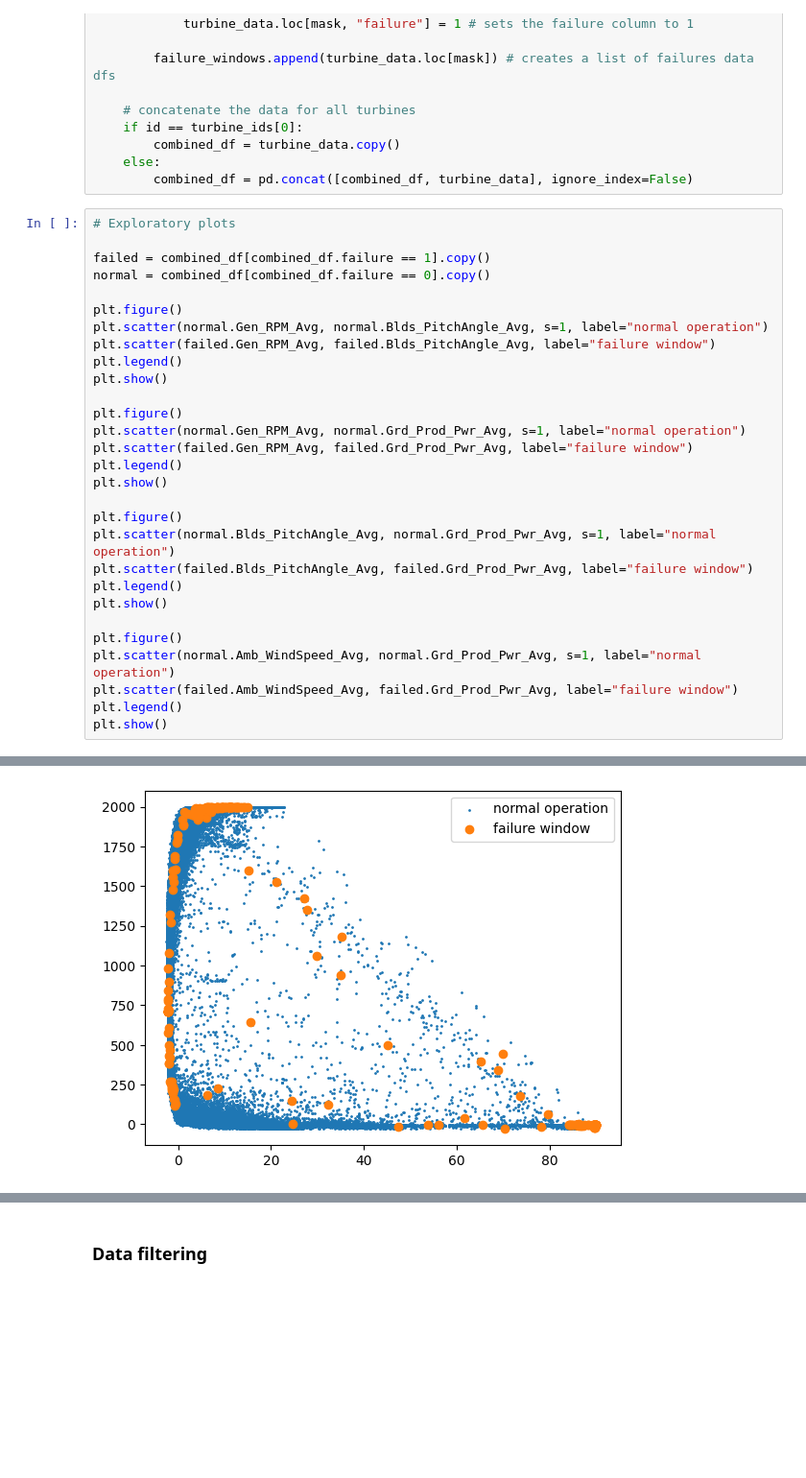
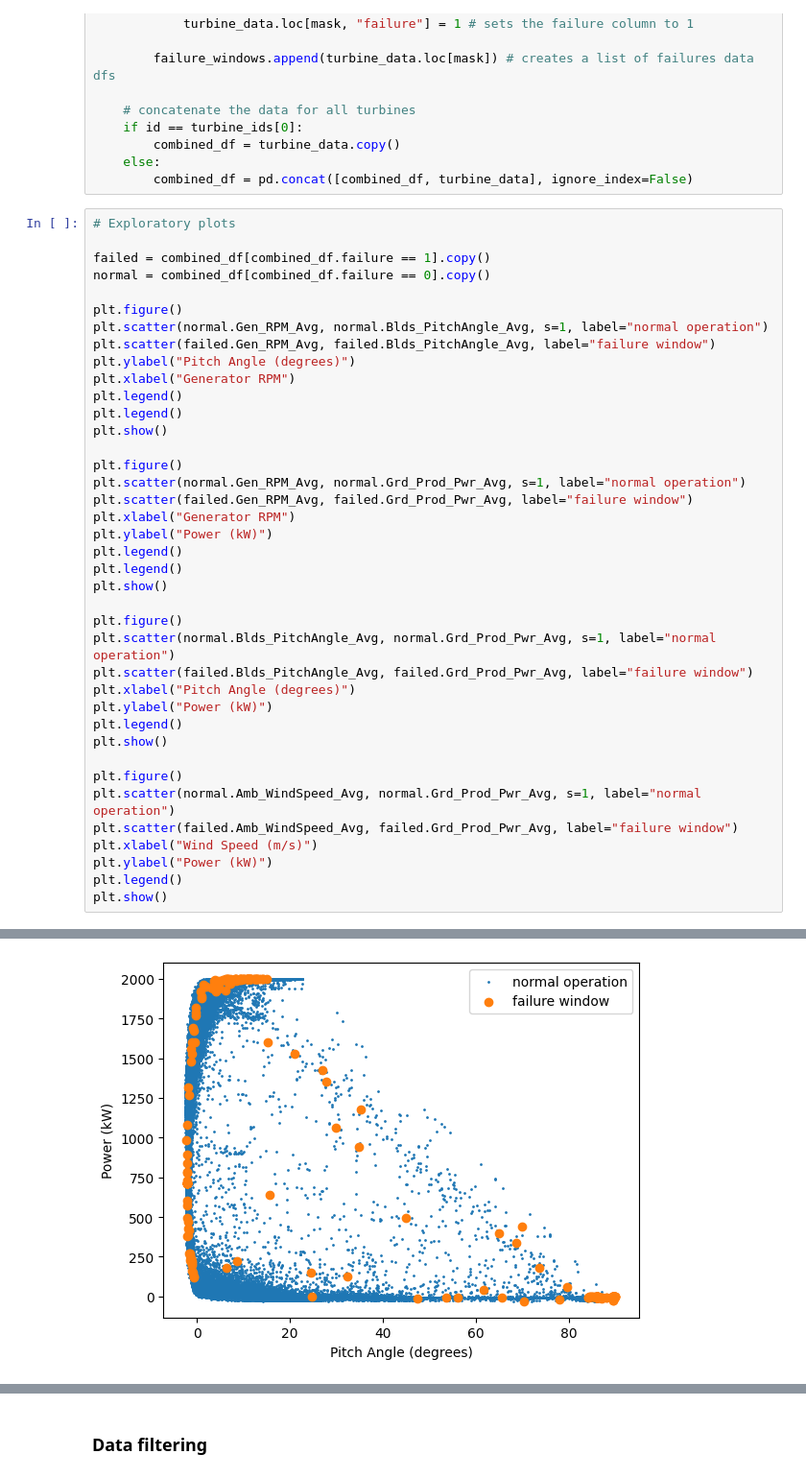
Before and after one commit to smbrealy/onyx_interview, a Jupyter notebook: notebook.ipynb, the cells around one changed output, grey strips where cells are left out. Shown at 96% size. Saved outputs shown, nothing was run; the diff lists cells and outputs as text; blank space fills up the shorter version.

Commit message:
add labels to charts

```diff
--- a/notebook.ipynb
+++ b/notebook.ipynb
@@ -96,24 +96,34 @@ normal = combined_df[combined_df.failure == 0].copy()
 plt.figure()
 plt.scatter(normal.Gen_RPM_Avg, normal.Blds_PitchAngle_Avg, s=1, label="normal operation")
 plt.scatter(failed.Gen_RPM_Avg, failed.Blds_PitchAngle_Avg, label="failure window")
+plt.ylabel("Pitch Angle (degrees)")
+plt.xlabel("Generator RPM")
+plt.legend()
 plt.legend()
 plt.show()
 
 plt.figure()
 plt.scatter(normal.Gen_RPM_Avg, normal.Grd_Prod_Pwr_Avg, s=1, label="normal operation")
 plt.scatter(failed.Gen_RPM_Avg, failed.Grd_Prod_Pwr_Avg, label="failure window")
+plt.xlabel("Generator RPM")
+plt.ylabel("Power (kW)")
+plt.legend()
 plt.legend()
 plt.show()
 
 plt.figure()
 plt.scatter(normal.Blds_PitchAngle_Avg, normal.Grd_Prod_Pwr_Avg, s=1, label="normal operation")
 plt.scatter(failed.Blds_PitchAngle_Avg, failed.Grd_Prod_Pwr_Avg, label="failure window")
+plt.xlabel("Pitch Angle (degrees)")
+plt.ylabel("Power (kW)")
 plt.legend()
 plt.show()
 
 plt.figure()
 plt.scatter(normal.Amb_WindSpeed_Avg, normal.Grd_Prod_Pwr_Avg, s=1, label="normal operation")
 plt.scatter(failed.Amb_WindSpeed_Avg, failed.Grd_Prod_Pwr_Avg, label="failure window")
+plt.xlabel("Wind Speed (m/s)")
+plt.ylabel("Power (kW)")
 plt.legend()
 plt.show()
 # %% [output]
@@ -122 +132 @@ plt.show()
-[figure, old version]
+[figure, new version]
```
Also changed, not shown: parts of 2 cells of this notebook.
